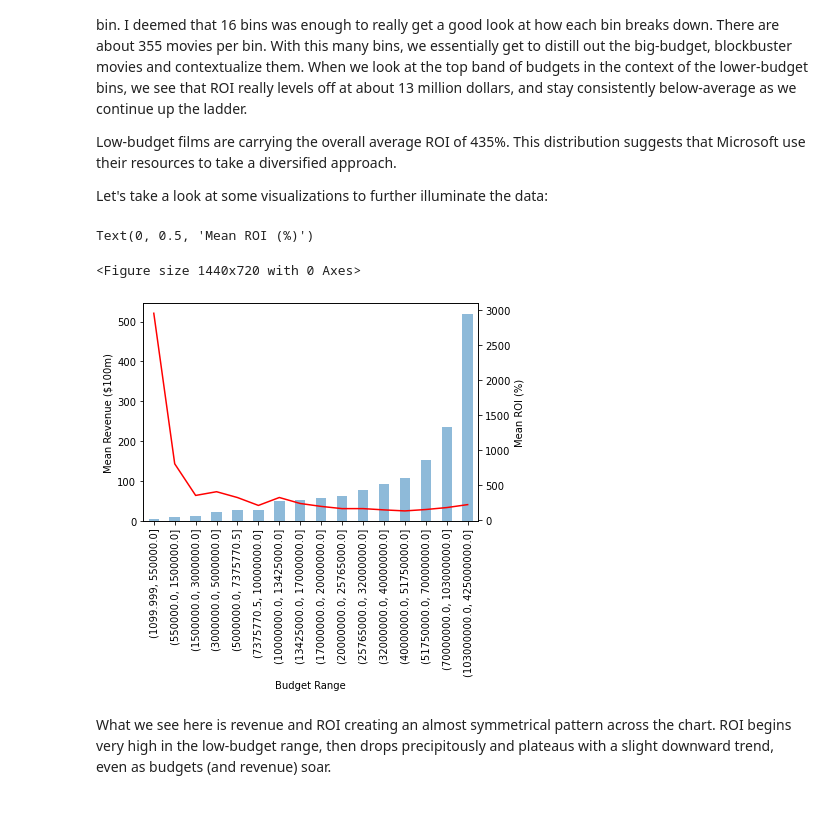
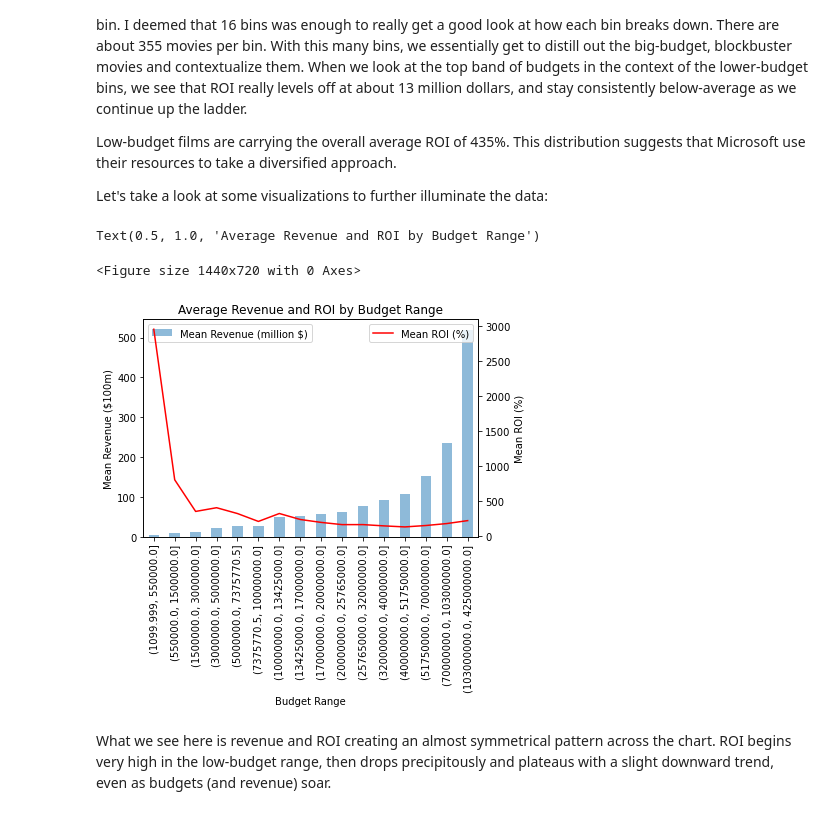
Before and after one commit to apell74/dsc-phase-1-project-final, a Jupyter notebook: student.ipynb, the cells around one changed output. Drawn from its saved outputs; the diff is of its cells as text; code cells hidden in the pictures.

```diff
--- a/student.ipynb
+++ b/student.ipynb
@@ -388,21 +388,25 @@ Let's take a look at some visualizations to further illuminate the data:
 # %%
 plt.figure(figsize=(20,10))
 fig, ax1 = plt.subplots()
 
 revenue_by_budget_range.plot.bar(ax=ax1, alpha=0.5, label='Mean Revenue (million $)')
 ax1.set_xlabel('Budget Range')
 ax1.set_ylabel('Mean Revenue ($100m)')
 
 # Overlay line plot of ROI
 ax2 = ax1.twinx()
 
 roi_by_budget_range.plot(ax=ax2, color='red', label='Mean ROI (%)')
 ax2.set_xlabel('Budget Range')
 ax2.set_ylabel('Mean ROI (%)')
+
+ax1.legend()
+ax2.legend()
+plt.title("Average Revenue and ROI by Budget Range")
 # %% [output]
-Text(0, 0.5, 'Mean ROI (%)')
+Text(0.5, 1.0, 'Average Revenue and ROI by Budget Range')
 <Figure size 1440x720 with 0 Axes>
-[figure, old version]
+[figure, new version]
 # %% [markdown]
 What we see here is revenue and ROI creating an almost symmetrical pattern across the chart. ROI begins very high in the low-budget range, then drops precipitously and plateaus with a slight downward trend, even as budgets (and revenue) soar.
 # %% [markdown]
```
Also changed, not shown: parts of 5 cells of this notebook, 1 other file.
